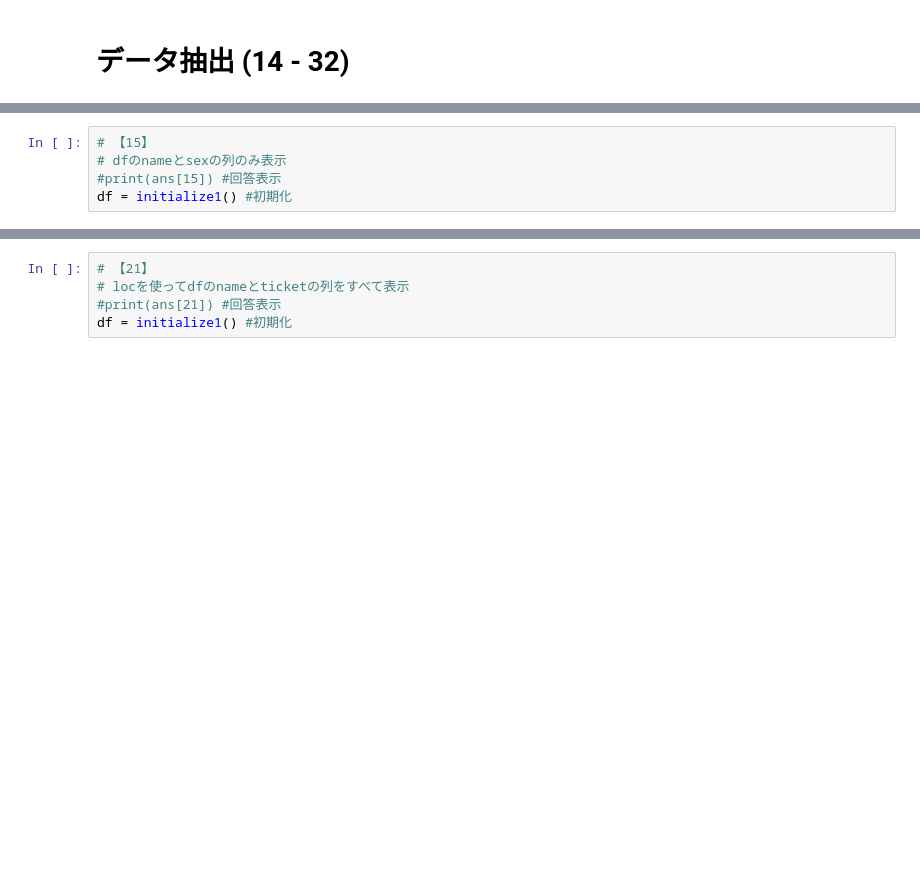
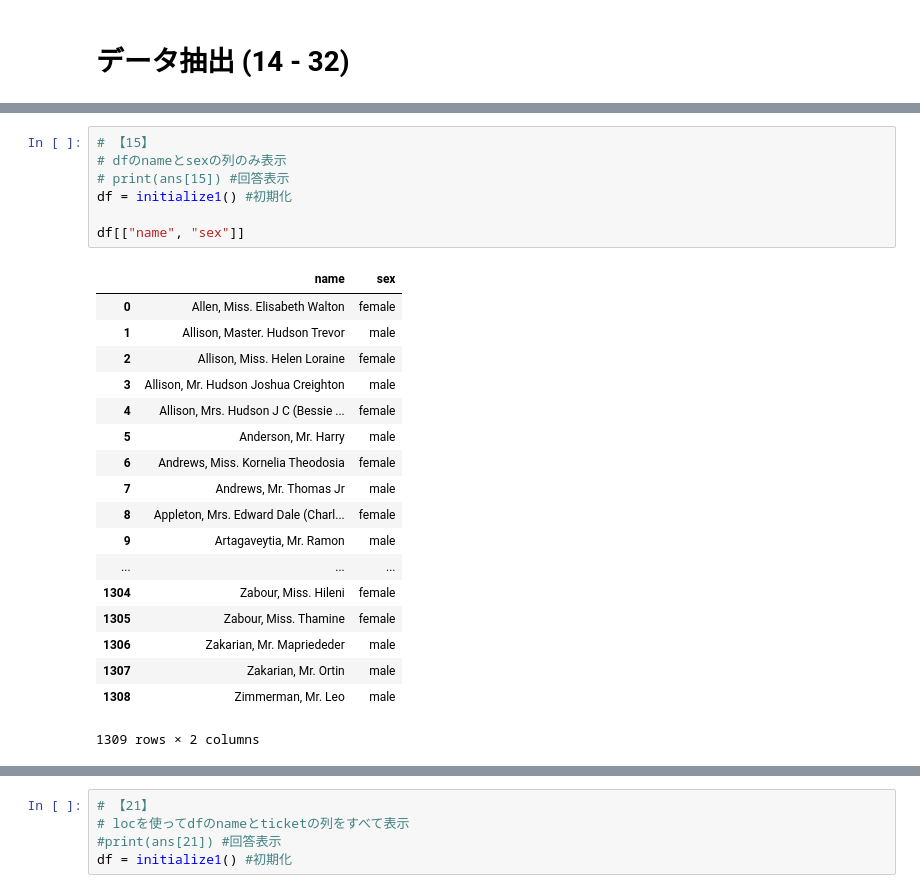
Before and after one commit to KojoBarbie/pandas_practice, a Jupyter notebook: notebook/01_Pandas_100_Knocks_for_Begginer_v1.0.6.ipynb, the cells around one changed output, grey strips where cells are left out. Cells and saved outputs as stored; diff of their text form; blank space fills up the shorter version.

```diff
--- a/notebook/01_Pandas_100_Knocks_for_Begginer_v1.0.6.ipynb
+++ b/notebook/01_Pandas_100_Knocks_for_Begginer_v1.0.6.ipynb
@@ -288,8 +308,29 @@ df = initialize1() #初期化
 # %%
 # 【15】
 # dfのnameとsexの列のみ表示
-#print(ans[15]) #回答表示
+# print(ans[15]) #回答表示
 df = initialize1() #初期化
+
+df[["name", "sex"]]
+# %% [output]
+|  | name | sex |
+| 0 | Allen, Miss. Elisabeth Walton | female |
+| 1 | Allison, Master. Hudson Trevor | male |
+| 2 | Allison, Miss. Helen Loraine | female |
+| 3 | Allison, Mr. Hudson Joshua Creighton | male |
+| 4 | Allison, Mrs. Hudson J C (Bessie ... | female |
+| 5 | Anderson, Mr. Harry | male |
+| 6 | Andrews, Miss. Kornelia Theodosia | female |
+| 7 | Andrews, Mr. Thomas Jr | male |
+| 8 | Appleton, Mrs. Edward Dale (Charl... | female |
+| 9 | Artagaveytia, Mr. Ramon | male |
+| ... | ... | ... |
+| 1304 | Zabour, Miss. Hileni | female |
+| 1305 | Zabour, Miss. Thamine | female |
+| 1306 | Zakarian, Mr. Mapriededer | male |
+| 1307 | Zakarian, Mr. Ortin | male |
+| 1308 | Zimmerman, Mr. Leo | male |
+1309 rows × 2 columns
 # %%
 # 【16】
 # dfのindex(行)の4行目までを表示
```
Also changed, not shown: parts of 6 cells of this notebook.
